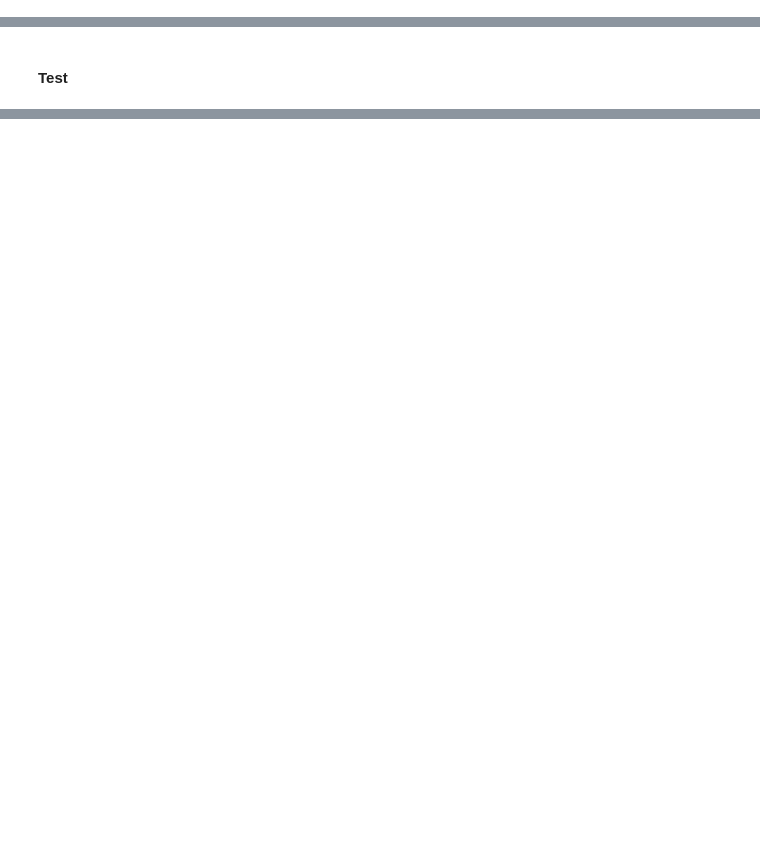
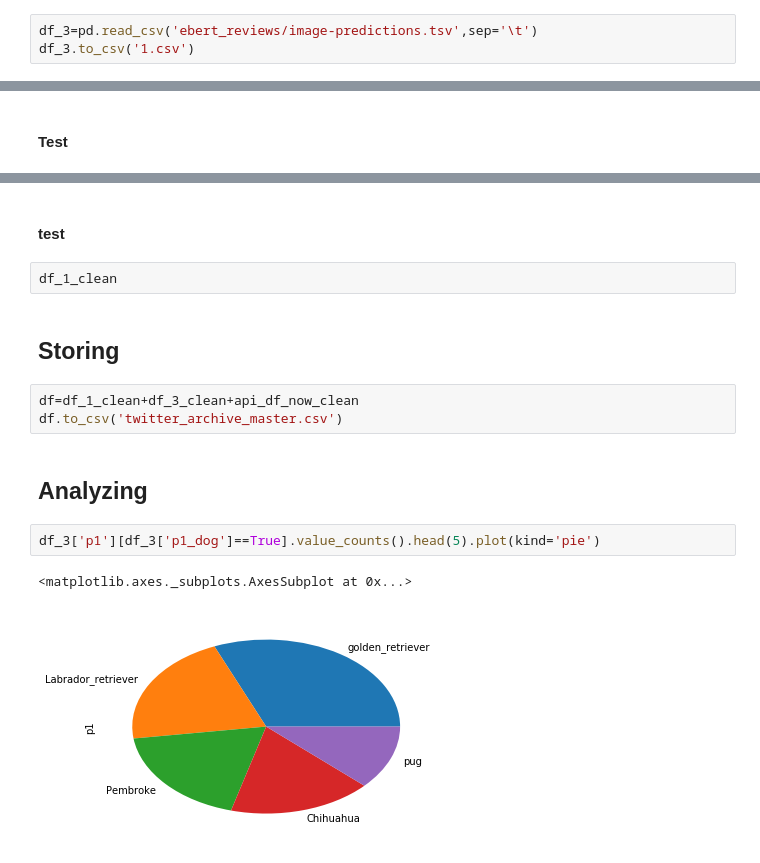
Before and after one commit to Vgarg027/Practice, a Jupyter notebook: wrangle_act.ipynb, the cells around one changed output, grey strips where cells are left out. Saved outputs shown, nothing was run; the diff lists cells and outputs as text; blank space fills up the shorter version.

```diff
--- a/wrangle_act.ipynb
+++ b/wrangle_act.ipynb
@@ -415,0 +98,3 @@ df_tw_archive_clean.drop(['doggo', 'pupper', 'puppo'], axis=1, inplace=True)
+# %%
+df_3=pd.read_csv('ebert_reviews/image-predictions.tsv',sep='\t')
+df_3.to_csv('1.csv')
@@ -1054,0 +503,16 @@ Dog breeds where the image prediction neural network most frequently had high co
+# %% [markdown]
+#### test
+# %%
+df_1_clean
+# %% [markdown]
+## Storing
+# %%
+df=df_1_clean+df_3_clean+api_df_now_clean
+df.to_csv('twitter_archive_master.csv')
+# %% [markdown]
+## Analyzing
+# %%
+df_3['p1'][df_3['p1_dog']==True].value_counts().head(5).plot(kind='pie')
+# %% [output]
+<matplotlib.axes._subplots.AxesSubplot at 0x...>
+[figure, added]
```
Also changed, not shown: parts of 194 cells of this notebook.
